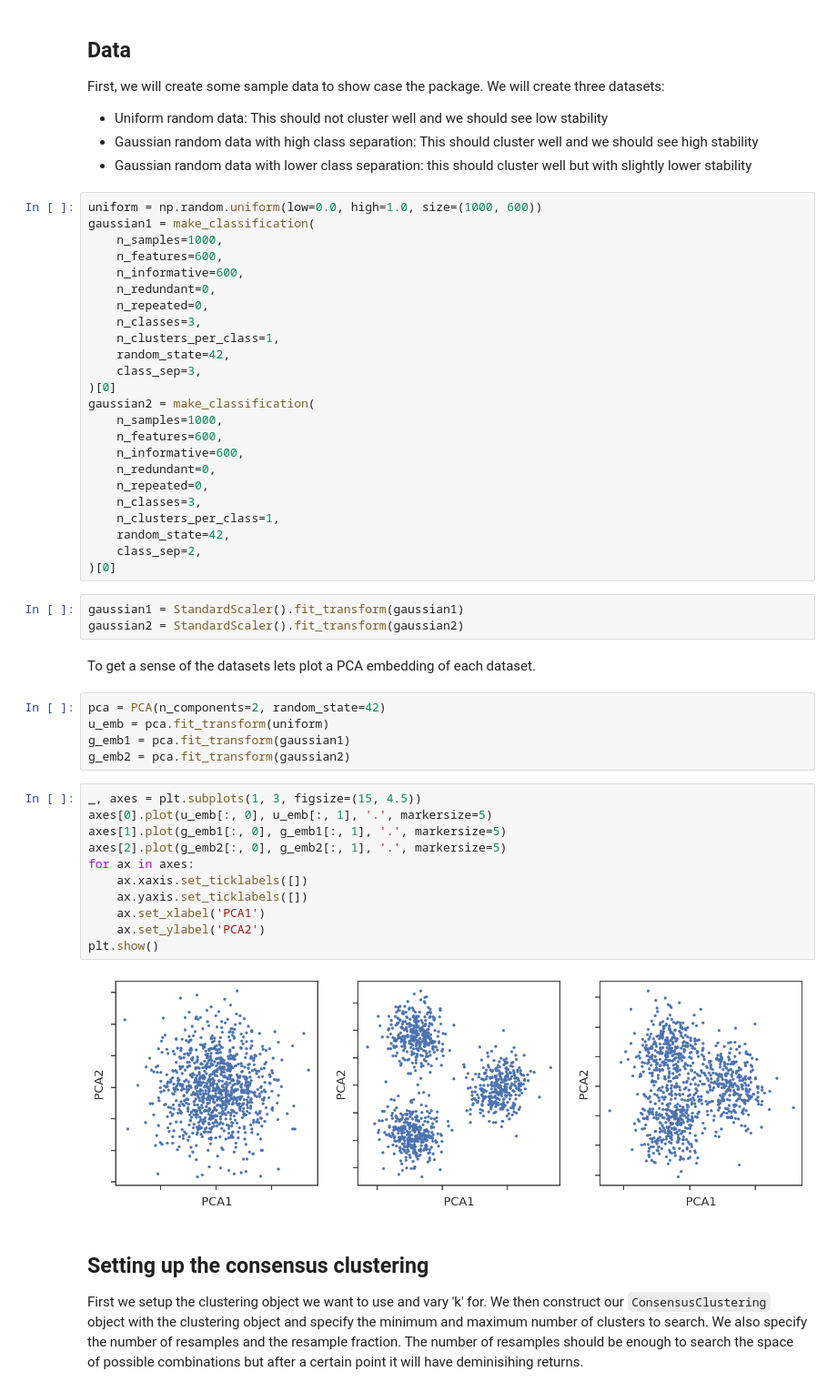
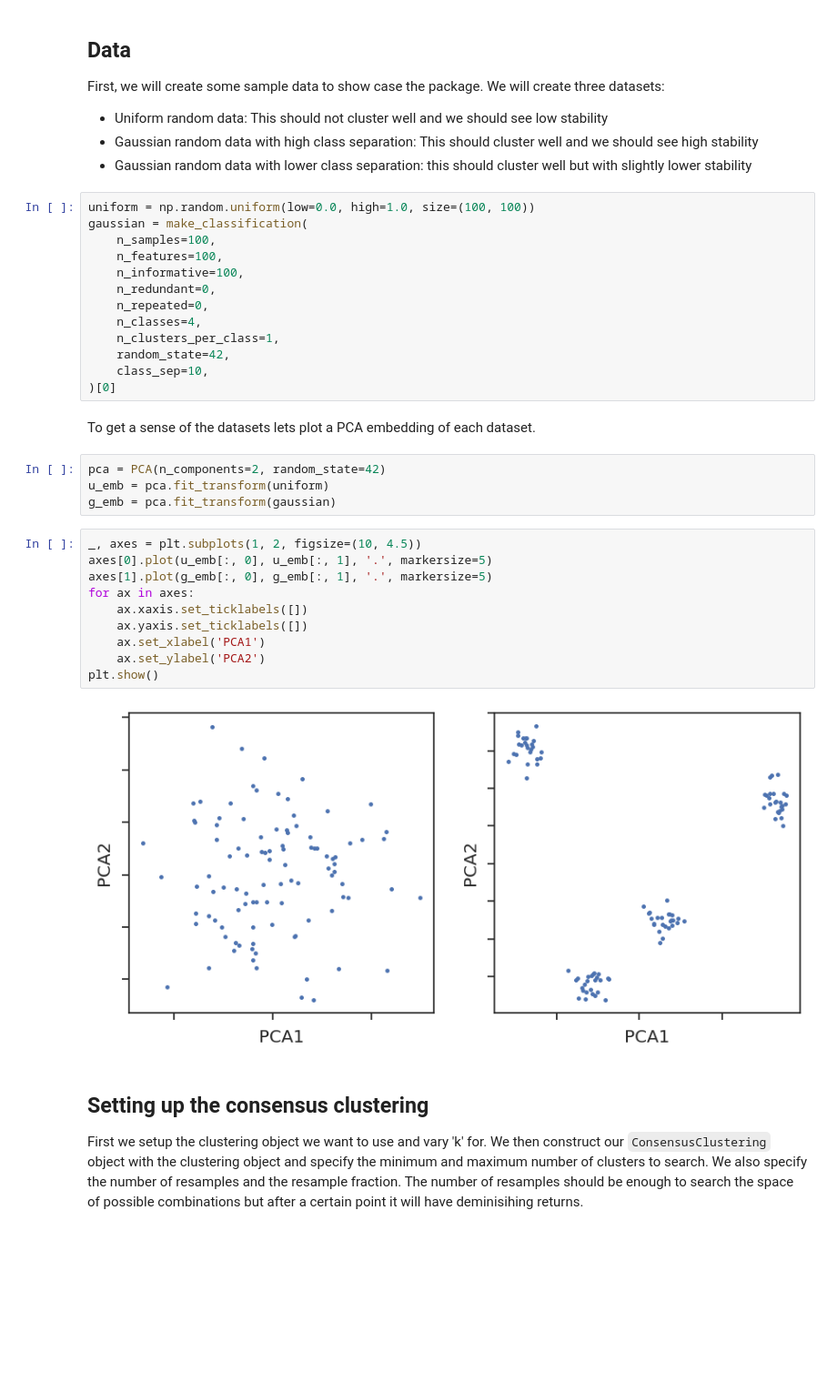
Before and after one commit to burtonrj/consensusclustering, a Jupyter notebook: examples/ConsensusClustering.ipynb, the cells around one changed output. Shown at 91% size. Saved outputs shown, nothing was run; the diff lists cells and outputs as text; blank space fills up the shorter version.

```diff
--- a/examples/ConsensusClustering.ipynb
+++ b/examples/ConsensusClustering.ipynb
@@ -31,52 +30,36 @@ First, we will create some sample data to show case the package. We will create
 * Gaussian random data with high class separation: This should cluster well and we should see high stability
 * Gaussian random data with lower class separation: this should cluster well but with slightly lower stability
 # %%
-uniform = np.random.uniform(low=0.0, high=1.0, size=(1000, 600))
-gaussian1 = make_classification(
-    n_samples=1000,
-    n_features=600,
-    n_informative=600,
+uniform = np.random.uniform(low=0.0, high=1.0, size=(100, 100))
+gaussian = make_classification(
+    n_samples=100,
+    n_features=100,
+    n_informative=100,
     n_redundant=0,
     n_repeated=0,
-    n_classes=3,
+    n_classes=4,
     n_clusters_per_class=1,
     random_state=42,
-    class_sep=3,
+    class_sep=10,
 )[0]
-gaussian2 = make_classification(
-    n_samples=1000,
-    n_features=600,
-    n_informative=600,
-    n_redundant=0,
-    n_repeated=0,
-    n_classes=3,
-    n_clusters_per_class=1,
-    random_state=42,
-    class_sep=2,
-)[0]
-# %%
-gaussian1 = StandardScaler().fit_transform(gaussian1)
-gaussian2 = StandardScaler().fit_transform(gaussian2)
 # %% [markdown]
 To get a sense of the datasets lets plot a PCA embedding of each dataset.
 # %%
 pca = PCA(n_components=2, random_state=42)
 u_emb = pca.fit_transform(uniform)
-g_emb1 = pca.fit_transform(gaussian1)
-g_emb2 = pca.fit_transform(gaussian2)
+g_emb = pca.fit_transform(gaussian)
 # %%
-_, axes = plt.subplots(1, 3, figsize=(15, 4.5))
+_, axes = plt.subplots(1, 2, figsize=(10, 4.5))
 axes[0].plot(u_emb[:, 0], u_emb[:, 1], '.', markersize=5)
-axes[1].plot(g_emb1[:, 0], g_emb1[:, 1], '.', markersize=5)
-axes[2].plot(g_emb2[:, 0], g_emb2[:, 1], '.', markersize=5)
+axes[1].plot(g_emb[:, 0], g_emb[:, 1], '.', markersize=5)
 for ax in axes:
     ax.xaxis.set_ticklabels([])
     ax.yaxis.set_ticklabels([])
     ax.set_xlabel('PCA1')
     ax.set_ylabel('PCA2')
 plt.show()
 # %% [output]
-[figure, old version]
+[figure, new version]
 # %% [markdown]
 ## Setting up the consensus clustering
 
```
Also changed, not shown: parts of 26 cells of this notebook, 5 other files.
